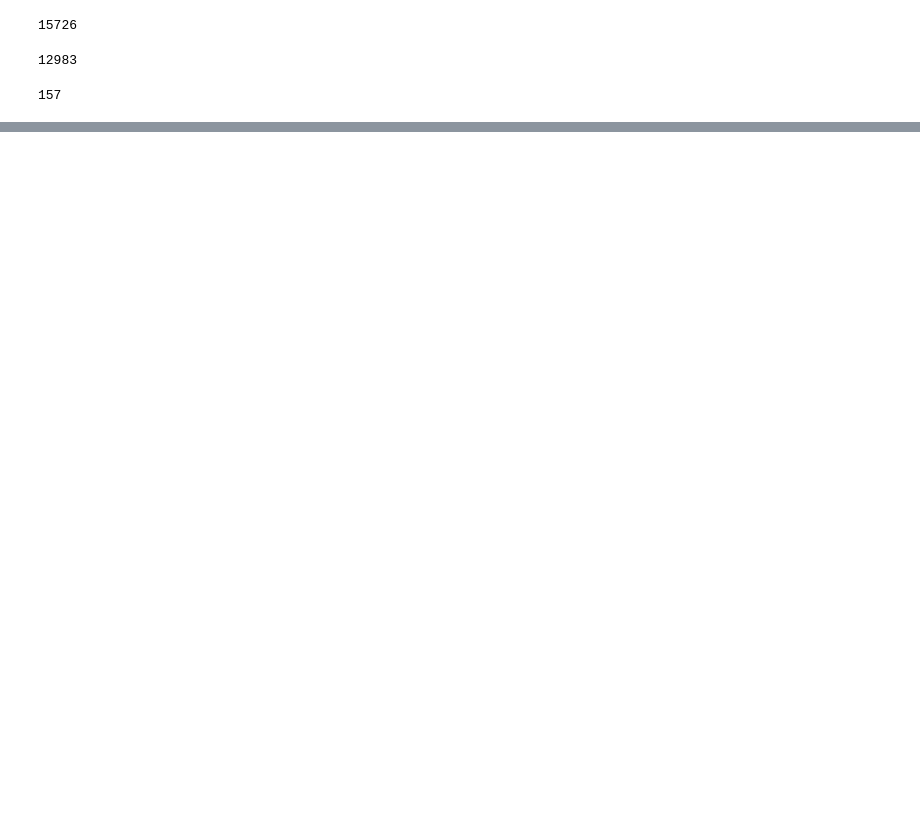
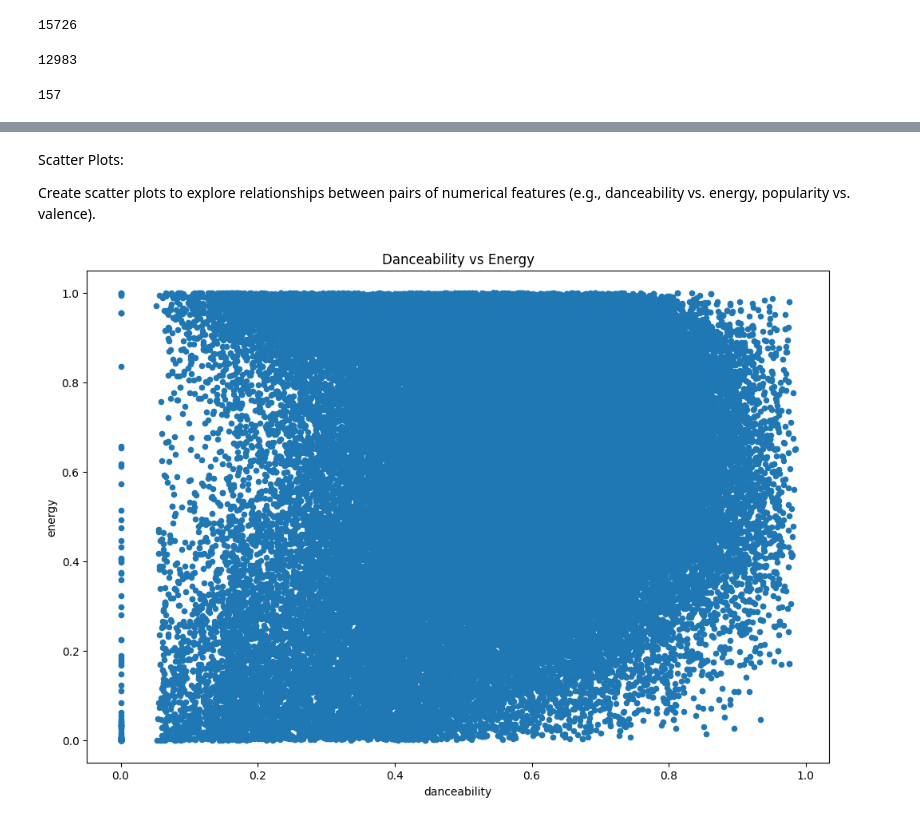
Before and after one commit to CC-Sev/spotify_analysis, a Jupyter notebook: eda.ipynb, the cells around one changed output, grey strips where cells are left out. Drawn from its saved outputs; the diff is of its cells as text; code cells hidden in the pictures; blank space fills up the shorter version.

```diff
--- a/eda.ipynb
+++ b/eda.ipynb
@@ -177,0 +399,10 @@ Creating plots and graphs like histograms, scatter plots, box plots, and bar cha
+# %% [markdown]
+Scatter Plots:
+
+Create scatter plots to explore relationships between pairs of numerical features (e.g., danceability vs. energy, popularity vs. valence).
+# %%
+df.plot.scatter(x='danceability', y='energy', figsize=(12,8))
+plt.title('Danceability vs Energy')
+plt.show()
+# %% [output]
+[figure, added]
```
Also changed, not shown: parts of 32 cells of this notebook.
